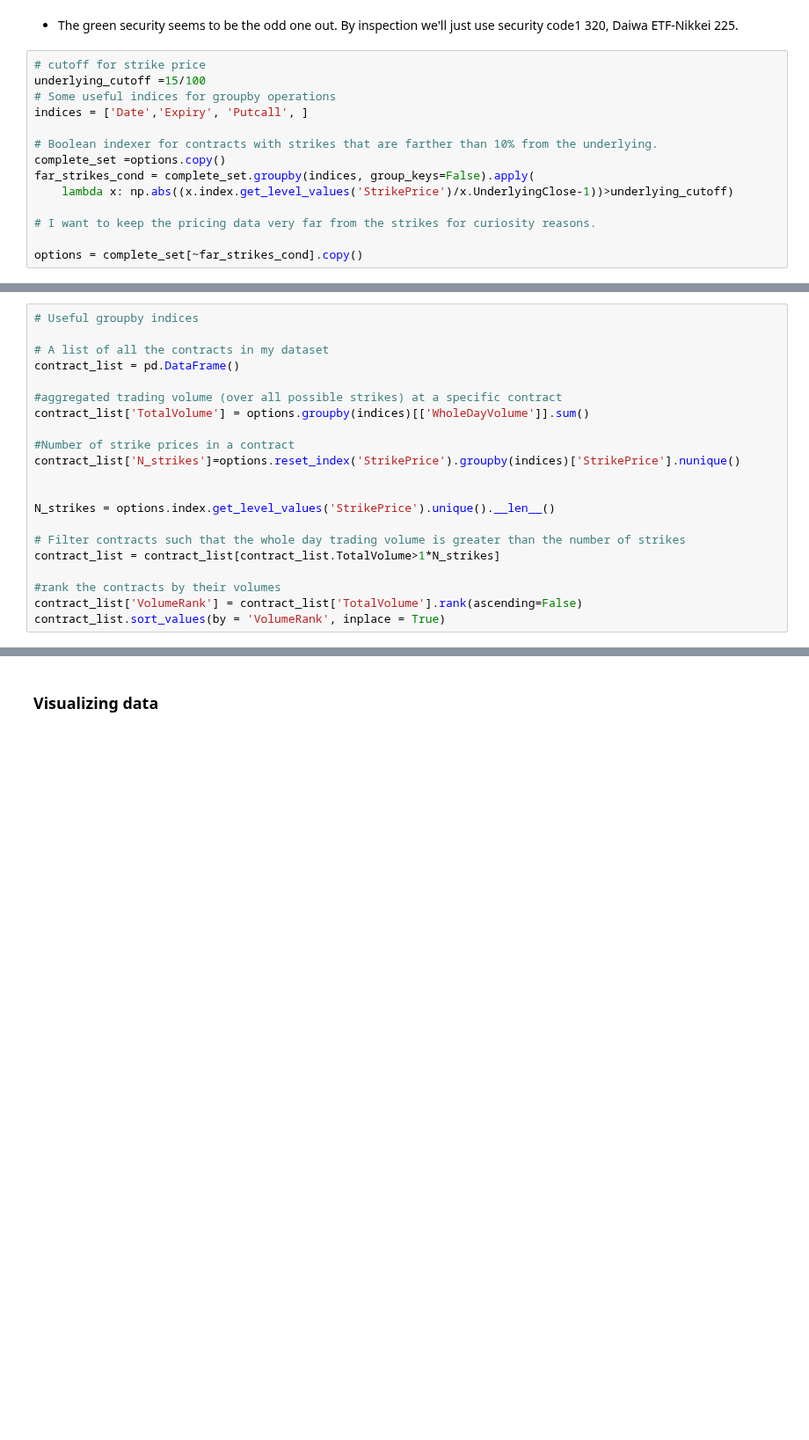
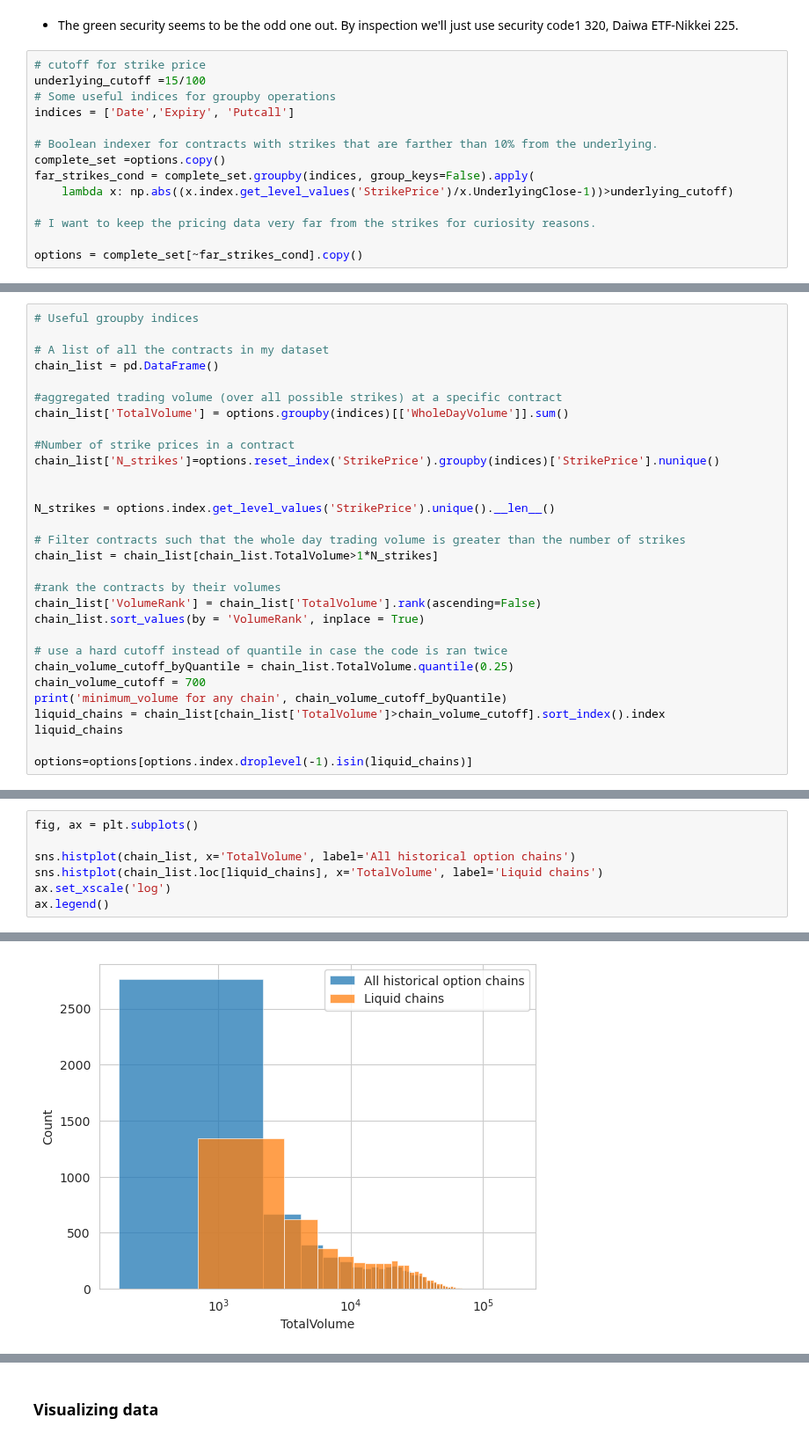
Before and after one commit to FlyingCurryMonster/JPY-equities, a Jupyter notebook: implied-probability-distributions.ipynb, the cells around one changed output, grey strips where cells are left out. Shown at 88% size. Saved outputs shown, nothing was run; the diff lists cells and outputs as text; blank space fills up the shorter version.

Commit message:
beta: commented out nonlinear modeling options: figure for liquid chain filtering

```diff
--- a/implied-probability-distributions.ipynb
+++ b/implied-probability-distributions.ipynb
@@ -181,7 +176,7 @@ options = options.set_index(['Date', 'Expiry', 'Putcall', 'StrikePrice']).sort_i
 # cutoff for strike price
 underlying_cutoff =15/100
 # Some useful indices for groupby operations
-indices = ['Date','Expiry', 'Putcall', ]
+indices = ['Date','Expiry', 'Putcall']
 
 # Boolean indexer for contracts with strikes that are farther than 10% from the underlying.
 complete_set =options.copy()
@@ -198,20 +193,29 @@ a compendium of trading activity for all the contracts in the dataset
 # Useful groupby indices
 
 # A list of all the contracts in my dataset
-contract_list = pd.DataFrame()
+chain_list = pd.DataFrame()
 
 #aggregated trading volume (over all possible strikes) at a specific contract
-contract_list['TotalVolume'] = options.groupby(indices)[['WholeDayVolume']].sum()
+chain_list['TotalVolume'] = options.groupby(indices)[['WholeDayVolume']].sum()
 
 #Number of strike prices in a contract
-contract_list['N_strikes']=options.reset_index('StrikePrice').groupby(indices)['StrikePrice'].nunique()
+chain_list['N_strikes']=options.reset_index('StrikePrice').groupby(indices)['StrikePrice'].nunique()
 
 
 N_strikes = options.index.get_level_values('StrikePrice').unique().__len__()
 
 # Filter contracts such that the whole day trading volume is greater than the number of strikes
-contract_list = contract_list[contract_list.TotalVolume>1*N_strikes]
+chain_list = chain_list[chain_list.TotalVolume>1*N_strikes]
 
 #rank the contracts by their volumes
-contract_list['VolumeRank'] = contract_list['TotalVolume'].rank(ascending=False)
-contract_list.sort_values(by = 'VolumeRank', inplace = True)
+chain_list['VolumeRank'] = chain_list['TotalVolume'].rank(ascending=False)
+chain_list.sort_values(by = 'VolumeRank', inplace = True)
+
+# use a hard cutoff instead of quantile in case the code is ran twice
+chain_volume_cutoff_byQuantile = chain_list.TotalVolume.quantile(0.25)
+chain_volume_cutoff = 700
+print('minimum_volume for any chain', chain_volume_cutoff_byQuantile)
+liquid_chains = chain_list[chain_list['TotalVolume']>chain_volume_cutoff].sort_index().index
+liquid_chains
+
+options=options[options.index.droplevel(-1).isin(liquid_chains)]
@@ -217,0 +224,8 @@ contract_list.sort_values(by = 'VolumeRank', inplace = True)
+# %%
+fig, ax = plt.subplots()
+
+sns.histplot(chain_list, x='TotalVolume', label='All historical option chains')
+sns.histplot(chain_list.loc[liquid_chains], x='TotalVolume', label='Liquid chains')
+ax.set_xscale('log')
+ax.legend()
+# %% [output]
@@ -217,0 +233 @@ contract_list.sort_values(by = 'VolumeRank', inplace = True)
+[figure, added]
```
Also changed, not shown: parts of 12 cells of this notebook, 1 other file.
